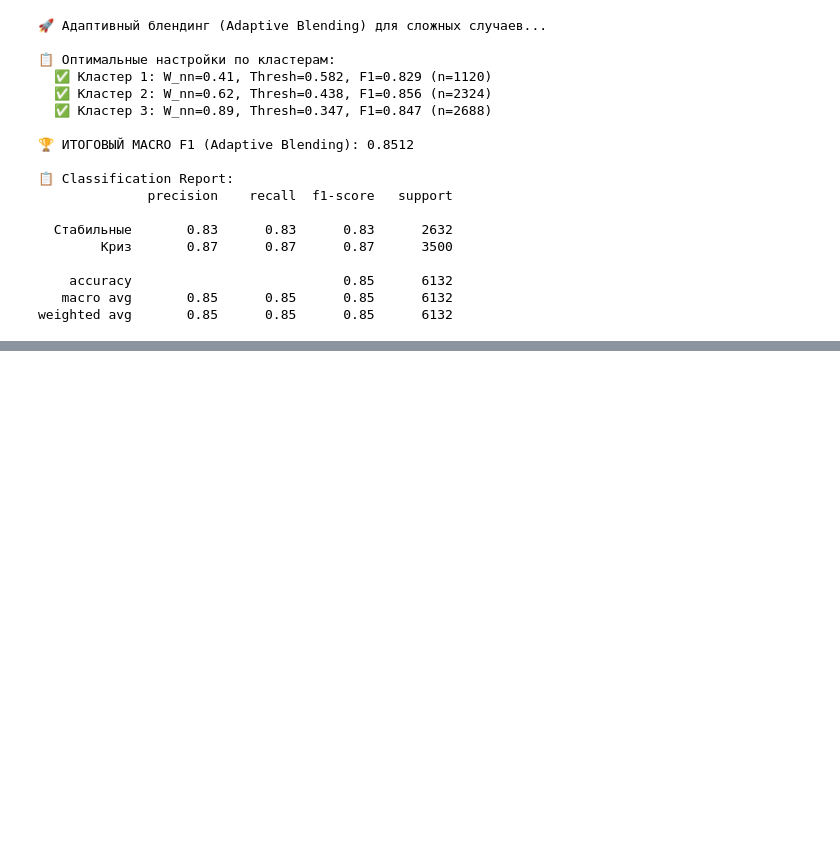
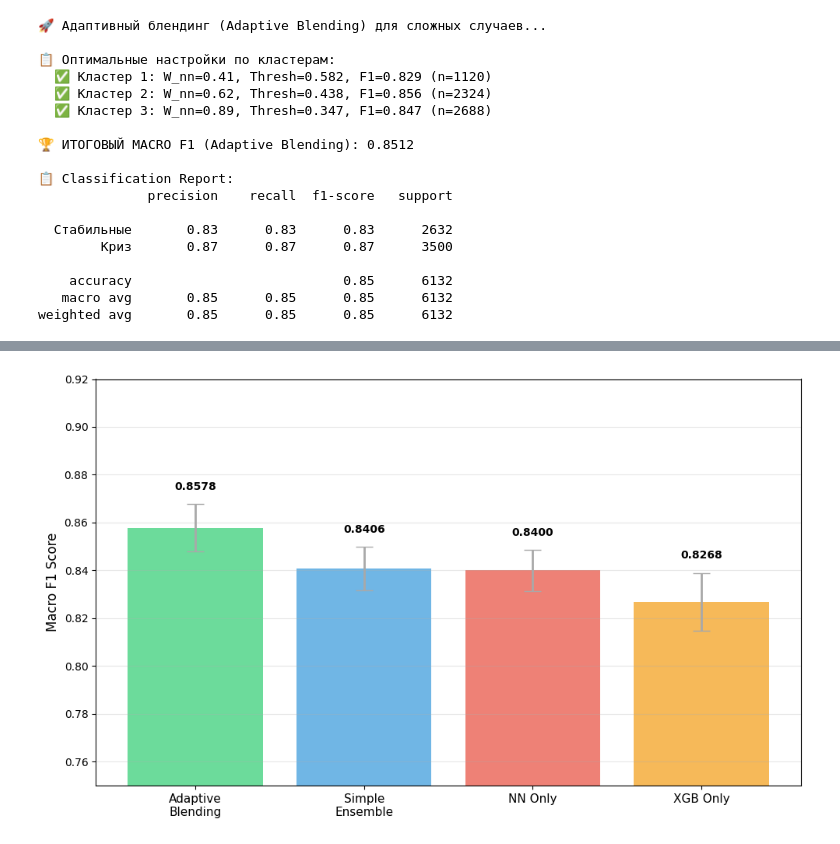
Before and after one commit to kira-Iight/Medicine, a Jupyter notebook: h0.ipynb, the cells around one changed output, grey strips where cells are left out. Drawn from its saved outputs; the diff is of its cells as text; code cells hidden in the pictures; blank space fills up the shorter version.

Commit message:
Пермутационный тест и кросс-валидация

```diff
--- a/h0.ipynb
+++ b/h0.ipynb
@@ -532,0 +1060,45 @@ weighted avg       0.85      0.85      0.85      6132
+# %%
+import matplotlib.pyplot as plt
+import numpy as np
+
+# Данные из кросс-валидации
+models = ['Adaptive\nBlending', 'Simple\nEnsemble', 'NN Only', 'XGB Only']
+means = [
+    np.mean(cv_results['adaptive_f1']),
+    np.mean(cv_results['baseline_f1']),
+    np.mean(cv_results['nn_only_f1']),
+    np.mean(cv_results['xgb_only_f1'])
+]
+stds = [
+    np.std(cv_results['adaptive_f1']),
+    np.std(cv_results['baseline_f1']),
+    np.std(cv_results['nn_only_f1']),
+    np.std(cv_results['xgb_only_f1'])
+]
+
+colors = ['#2ecc71', '#3498db', '#e74c3c', '#f39c12']
+bar_positions = np.arange(len(models))
+
+fig, ax = plt.subplots(figsize=(10, 6))
+
+bars = ax.bar(bar_positions, means, yerr=stds, capsize=8,
+              color=colors, alpha=0.7,
+              error_kw={'linewidth': 2, 'ecolor': 'darkgray'})
+
+# Добавляем значения над столбцами
+for bar, mean, std in zip(bars, means, stds):
+    height = bar.get_height()
+    ax.text(bar.get_x() + bar.get_width()/2., height + std + 0.005,
+            f'{mean:.4f}',
+            ha='center', va='bottom', fontsize=10, fontweight='bold')
+
+ax.set_ylabel('Macro F1 Score', fontsize=12)
+ax.set_xticks(bar_positions)
+ax.set_xticklabels(models, fontsize=11)
+ax.grid(alpha=0.3, axis='y')
+ax.set_ylim(0.75, 0.92)
+
+plt.tight_layout()
+plt.show()
+# %% [output]
+[figure, added]
```
Also changed, not shown: parts of 2 cells of this notebook.
